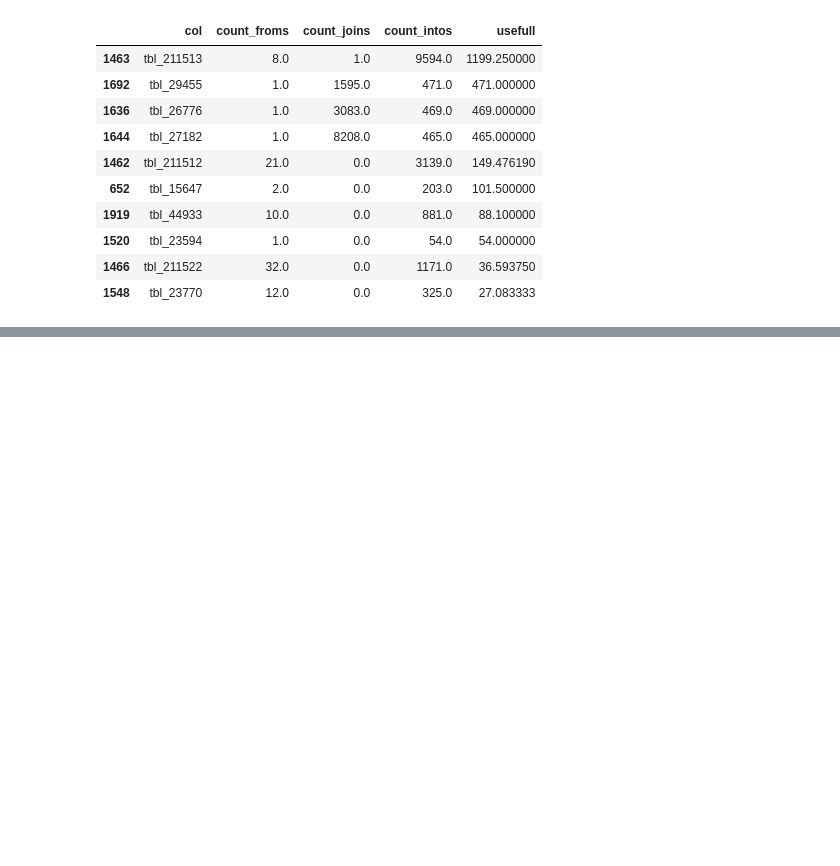
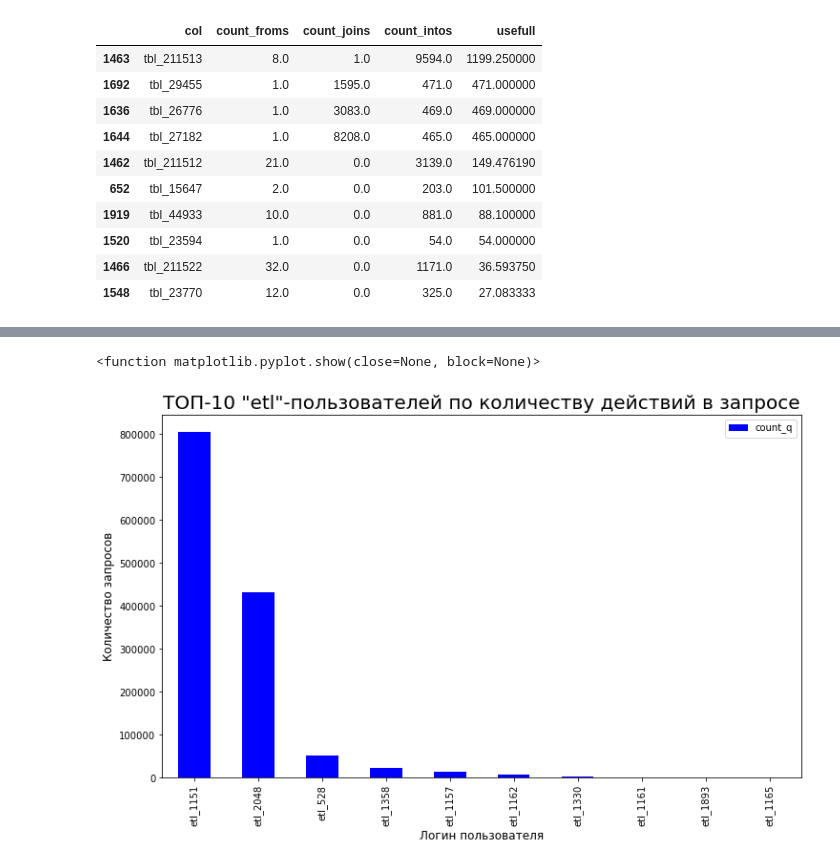
Before and after one commit to den-dw/skolkovo_hack, a Jupyter notebook: skolkovo_hack_2.0.ipynb, the cells around one changed output, grey strips where cells are left out. Cells and saved outputs as stored; diff of their text form; code cells hidden in the pictures; blank space fills up the shorter version.

```diff
--- a/skolkovo_hack_2.0.ipynb
+++ b/skolkovo_hack_2.0.ipynb
@@ -17,3 +17,5 @@ data.sample(5)
+# %%
+data_copy = data.copy()
 # %%
 data.q = data.q.str.lower().str.split(',')
 # %% [markdown]
@@ -167,0 +172,7 @@ plt.show
+# %%
+# разделим значения в запросах по запятой и сгруппируем по пользователю
+data_copy['count_q'] = data_copy['q'].str.split(',').count()
+data_copy['count_q'] = data_copy['q'].apply(lambda x: x.split(","))
+data_count_q = data_copy.explode('count_q')
+data_count_q = data_count_q.groupby('loguser').agg({'count_q':'count'}).sort_values('count_q', ascending=False).reset_index()
+data_count_q.head()
@@ -167,0 +186,15 @@ plt.show
+# %%
+# разделим пользователей
+etl_count_q = data_count_q[data_count_q['loguser'].str.startswith('etl')]
+dev_count_q = data_count_q[data_count_q['loguser'].str.startswith('dev')]
+# %%
+# строим график ТОП-10 кол-ва действий для etl
+etl_count_q = pd.pivot_table(etl_count_q, index='loguser', values='count_q').sort_values('count_q', ascending=False).head(10)
+etl_count_q.plot(kind='bar', figsize=(12,7), color = 'blue')
+plt.title('ТОП-10 "etl"-пользователей по количеству действий в запросе', fontsize=20)
+plt.xlabel('Логин пользователя', fontsize=12)
+plt.ylabel('Количество запросов', fontsize=12)
+plt.show
+# %% [output]
+<function matplotlib.pyplot.show(close=None, block=None)>
+[figure, added]
```
Also changed, not shown: parts of 17 cells of this notebook.
